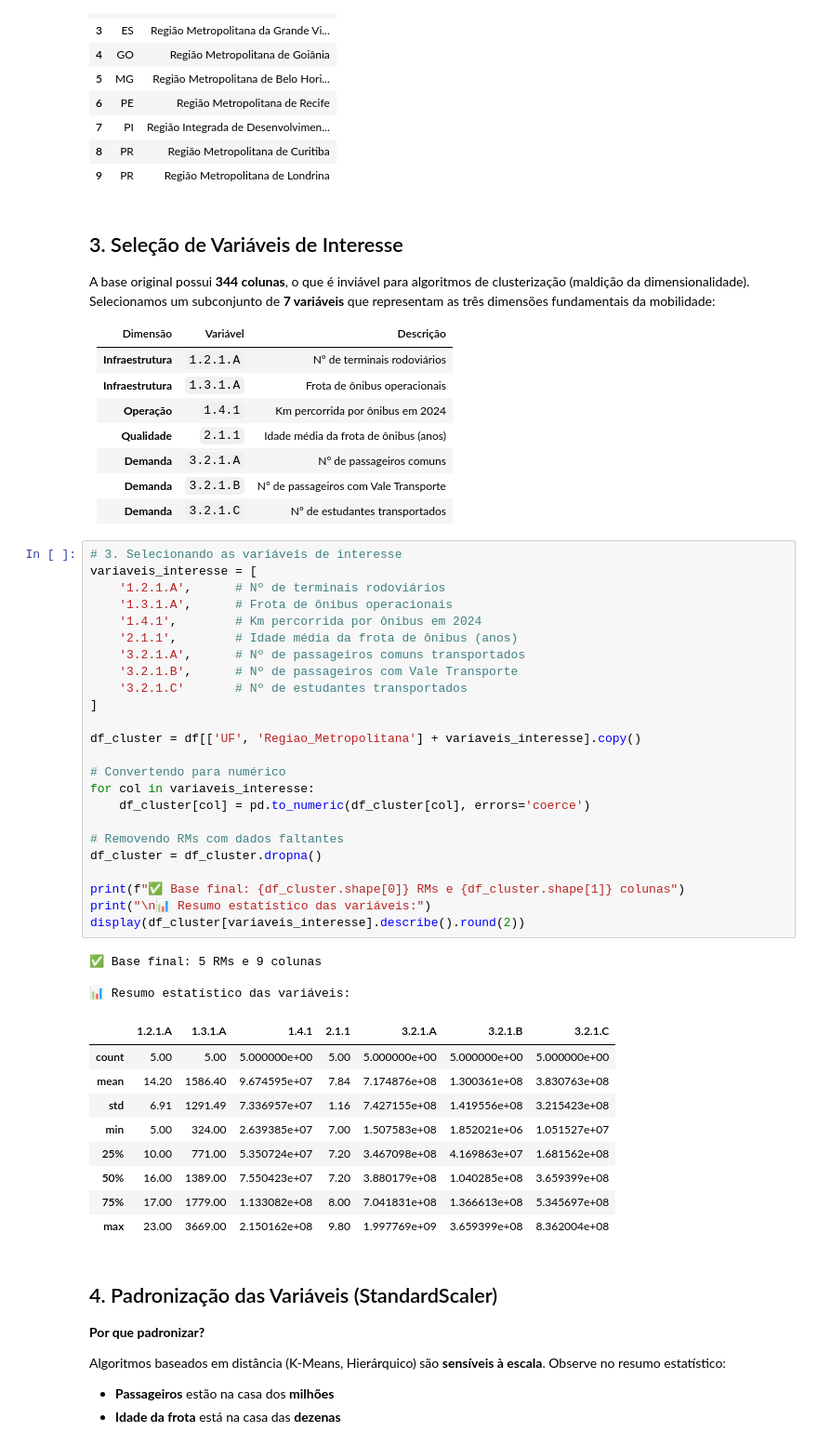
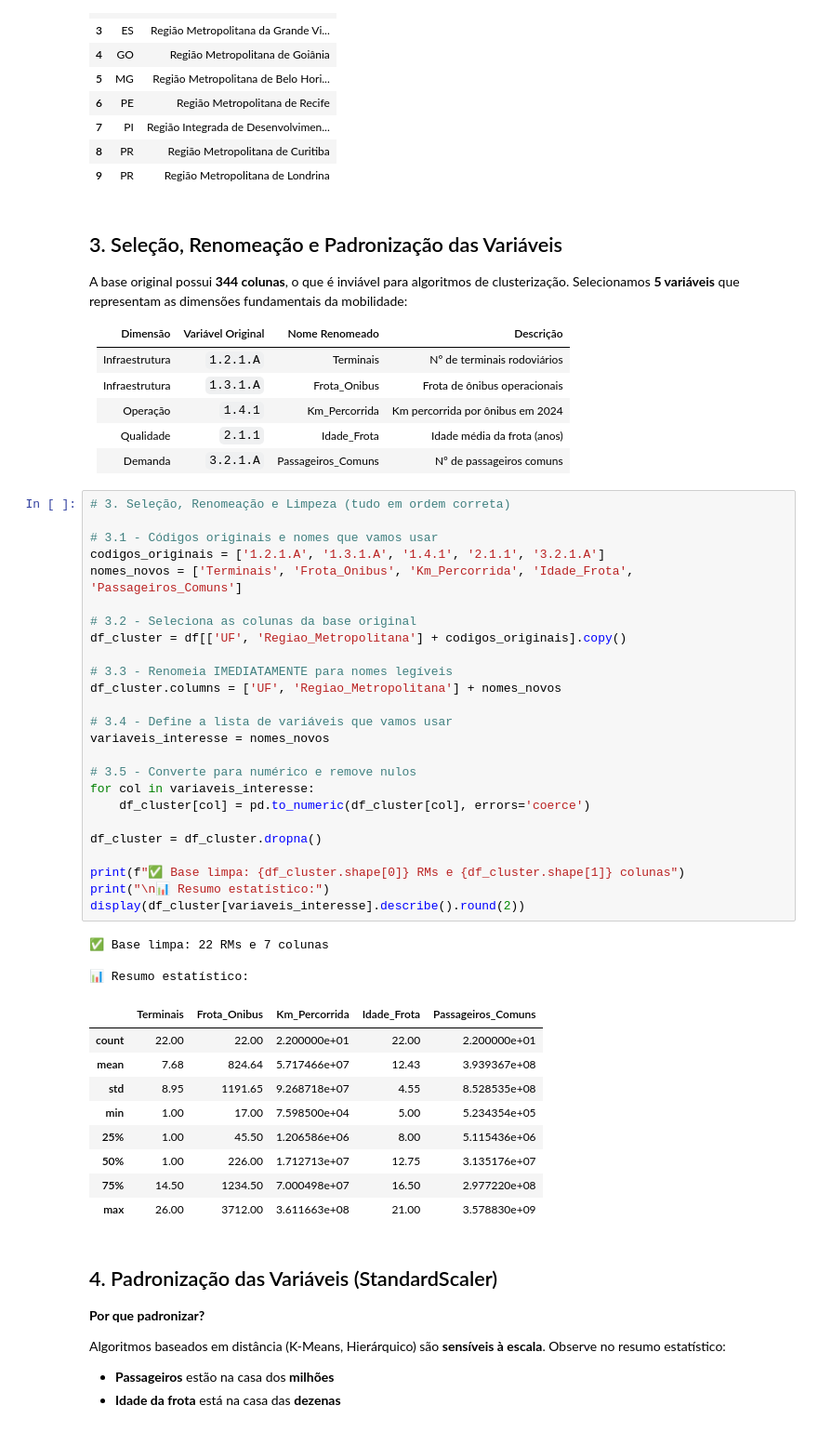
Before and after one commit to felipealvesdev/modelos_descritivos_projeto_final, a Jupyter notebook: notebooks/01_analise_mobilidade.ipynb, the cells around one changed output. Shown at 93% size. Cells and saved outputs as stored; diff of their text form.

```diff
--- a/notebooks/01_analise_mobilidade.ipynb
+++ b/notebooks/01_analise_mobilidade.ipynb
@@ -71,56 +71,55 @@ display(df[['UF', 'Regiao_Metropolitana']].head(10))
 | 8 | PR | Região Metropolitana de Curitiba |
 | 9 | PR | Região Metropolitana de Londrina |
 # %% [markdown]
-## 3. Seleção de Variáveis de Interesse
+## 3. Seleção, Renomeação e Padronização das Variáveis
 
-A base original possui **344 colunas**, o que é inviável para algoritmos de clusterização (maldição da dimensionalidade). Selecionamos um subconjunto de **7 variáveis** que representam as três dimensões fundamentais da mobilidade:
+A base original possui **344 colunas**, o que é inviável para algoritmos de clusterização. Selecionamos **5 variáveis** que representam as dimensões fundamentais da mobilidade:
 
-| Dimensão | Variável | Descrição |
-|----------|----------|-----------|
-| **Infraestrutura** | `1.2.1.A` | Nº de terminais rodoviários |
-| **Infraestrutura** | `1.3.1.A` | Frota de ônibus operacionais |
-| **Operação** | `1.4.1` | Km percorrida por ônibus em 2024 |
-| **Qualidade** | `2.1.1` | Idade média da frota de ônibus (anos) |
-| **Demanda** | `3.2.1.A` | Nº de passageiros comuns |
-| **Demanda** | `3.2.1.B` | Nº de passageiros com Vale Transporte |
-| **Demanda** | `3.2.1.C` | Nº de estudantes transportados |
+| Dimensão | Variável Original | Nome Renomeado | Descrição |
+|----------|-------------------|----------------|-----------|
+| Infraestrutura | `1.2.1.A` | Terminais | Nº de terminais rodoviários |
+| Infraestrutura | `1.3.1.A` | Frota_Onibus | Frota de ônibus operacionais |
+| Operação | `1.4.1` | Km_Percorrida | Km percorrida por ônibus em 2024 |
+| Qualidade | `2.1.1` | Idade_Frota | Idade média da frota (anos) |
+| Demanda | `3.2.1.A` | Passageiros_Comuns | Nº de passageiros comuns |
 # %%
-# 3. Selecionando as variáveis de interesse
-variaveis_interesse = [
-    '1.2.1.A',      # Nº de terminais rodoviários
-    '1.3.1.A',      # Frota de ônibus operacionais
-    '1.4.1',        # Km percorrida por ônibus em 2024
-    '2.1.1',        # Idade média da frota de ônibus (anos)
-    '3.2.1.A',      # Nº de passageiros comuns transportados
-    '3.2.1.B',      # Nº de passageiros com Vale Transporte
-    '3.2.1.C'       # Nº de estudantes transportados
-]
+# 3. Seleção, Renomeação e Limpeza (tudo em ordem correta)
 
-df_cluster = df[['UF', 'Regiao_Metropolitana'] + variaveis_interesse].copy()
+# 3.1 - Códigos originais e nomes que vamos usar
+codigos_originais = ['1.2.1.A', '1.3.1.A', '1.4.1', '2.1.1', '3.2.1.A']
+nomes_novos = ['Terminais', 'Frota_Onibus', 'Km_Percorrida', 'Idade_Frota', 'Passageiros_Comuns']
 
-# Convertendo para numérico
+# 3.2 - Seleciona as colunas da base original
+df_cluster = df[['UF', 'Regiao_Metropolitana'] + codigos_originais].copy()
+
+# 3.3 - Renomeia IMEDIATAMENTE para nomes legíveis
+df_cluster.columns = ['UF', 'Regiao_Metropolitana'] + nomes_novos
+
+# 3.4 - Define a lista de variáveis que vamos usar
+variaveis_interesse = nomes_novos
+
+# 3.5 - Converte para numérico e remove nulos
 for col in variaveis_interesse:
     df_cluster[col] = pd.to_numeric(df_cluster[col], errors='coerce')
 
-# Removendo RMs com dados faltantes
 df_cluster = df_cluster.dropna()
 
-print(f"✅ Base final: {df_cluster.shape[0]} RMs e {df_cluster.shape[1]} colunas")
-print("\n📊 Resumo estatístico das variáveis:")
+print(f"✅ Base limpa: {df_cluster.shape[0]} RMs e {df_cluster.shape[1]} colunas")
+print("\n📊 Resumo estatístico:")
 display(df_cluster[variaveis_interesse].describe().round(2))
 # %% [output]
-✅ Base final: 5 RMs e 9 colunas
+✅ Base limpa: 22 RMs e 7 colunas
 
-📊 Resumo estatístico das variáveis:
+📊 Resumo estatístico:
-|  | 1.2.1.A | 1.3.1.A | 1.4.1 | 2.1.1 | 3.2.1.A | 3.2.1.B | 3.2.1.C |
-| count | 5.00 | 5.00 | 5.000000e+00 | 5.00 | 5.000000e+00 | 5.000000e+00 | 5.000000e+00 |
-| mean | 14.20 | 1586.40 | 9.674595e+07 | 7.84 | 7.174876e+08 | 1.300361e+08 | 3.830763e+08 |
-| std | 6.91 | 1291.49 | 7.336957e+07 | 1.16 | 7.427155e+08 | 1.419556e+08 | 3.215423e+08 |
-| min | 5.00 | 324.00 | 2.639385e+07 | 7.00 | 1.507583e+08 | 1.852021e+06 | 1.051527e+07 |
-| 25% | 10.00 | 771.00 | 5.350724e+07 | 7.20 | 3.467098e+08 | 4.169863e+07 | 1.681562e+08 |
-| 50% | 16.00 | 1389.00 | 7.550423e+07 | 7.20 | 3.880179e+08 | 1.040285e+08 | 3.659399e+08 |
-| 75% | 17.00 | 1779.00 | 1.133082e+08 | 8.00 | 7.041831e+08 | 1.366613e+08 | 5.345697e+08 |
-| max | 23.00 | 3669.00 | 2.150162e+08 | 9.80 | 1.997769e+09 | 3.659399e+08 | 8.362004e+08 |
+|  | Terminais | Frota_Onibus | Km_Percorrida | Idade_Frota | Passageiros_Comuns |
+| count | 22.00 | 22.00 | 2.200000e+01 | 22.00 | 2.200000e+01 |
+| mean | 7.68 | 824.64 | 5.717466e+07 | 12.43 | 3.939367e+08 |
+| std | 8.95 | 1191.65 | 9.268718e+07 | 4.55 | 8.528535e+08 |
+| min | 1.00 | 17.00 | 7.598500e+04 | 5.00 | 5.234354e+05 |
+| 25% | 1.00 | 45.50 | 1.206586e+06 | 8.00 | 5.115436e+06 |
+| 50% | 1.00 | 226.00 | 1.712713e+07 | 12.75 | 3.135176e+07 |
+| 75% | 14.50 | 1234.50 | 7.000498e+07 | 16.50 | 2.977220e+08 |
+| max | 26.00 | 3712.00 | 3.611663e+08 | 21.00 | 3.578830e+09 |
 # %% [markdown]
 ## 4. Padronização das Variáveis (StandardScaler)
 
```
Also changed, not shown: parts of 3 cells of this notebook.
